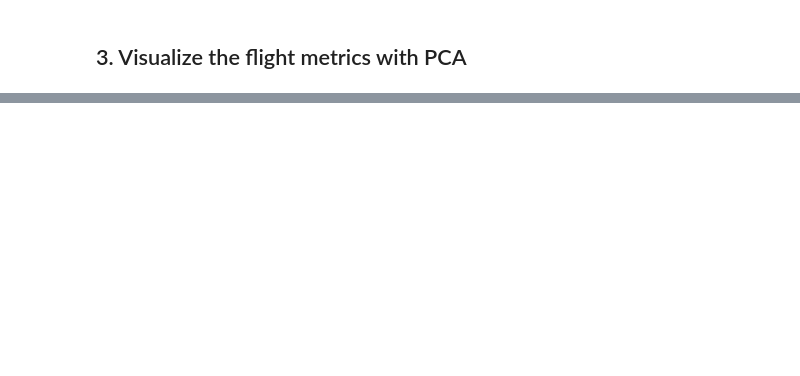
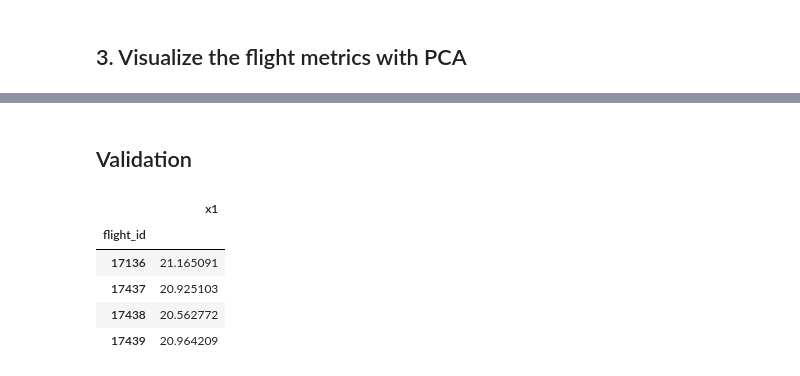
Before and after one commit to itobysq/dsth_zip, a Jupyter notebook: notebooks/A2_visualize_launches.ipynb, the cells around one changed output, grey strips where cells are left out. Saved outputs shown, nothing was run; the diff lists cells and outputs as text; code cells hidden in the pictures; blank space fills up the shorter version.

```diff
--- a/notebooks/A2_visualize_launches.ipynb
+++ b/notebooks/A2_visualize_launches.ipynb
@@ -145,0 +286,12 @@ scaled_fleet_data = data_and_agg[['position_ned_m[0]_scaled',
+# %% [markdown]
+## Validation
+# %%
+strange_flights = flight_metrics_reduced.loc[flight_metrics_reduced.x1 > 15]
+strange_flights
+# %% [output]
+|  | x1 |
+| flight_id |  |
+| 17136 | 21.165091 |
+| 17437 | 20.925103 |
+| 17438 | 20.562772 |
+| 17439 | 20.964209 |
```
Also changed, not shown: parts of 37 cells of this notebook.
